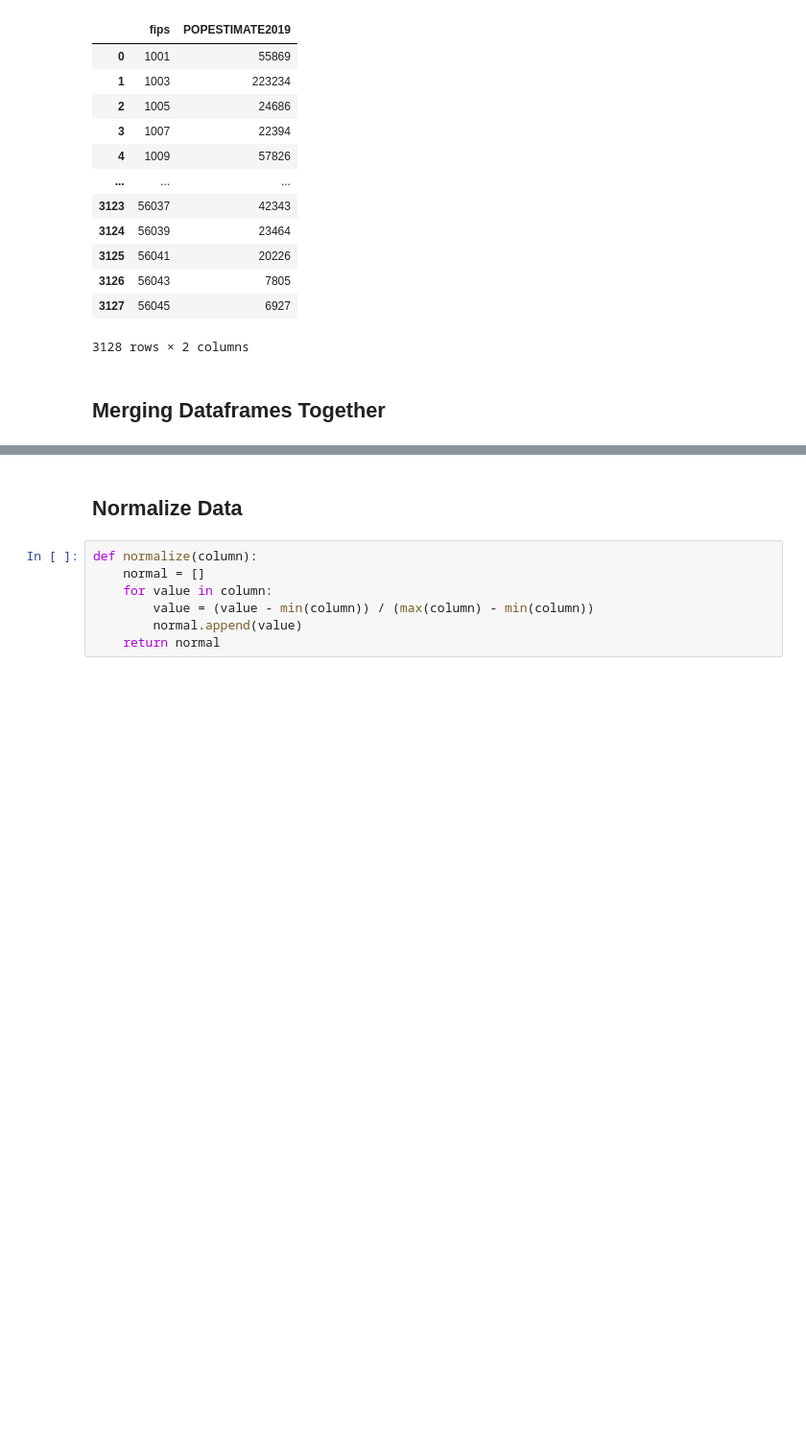
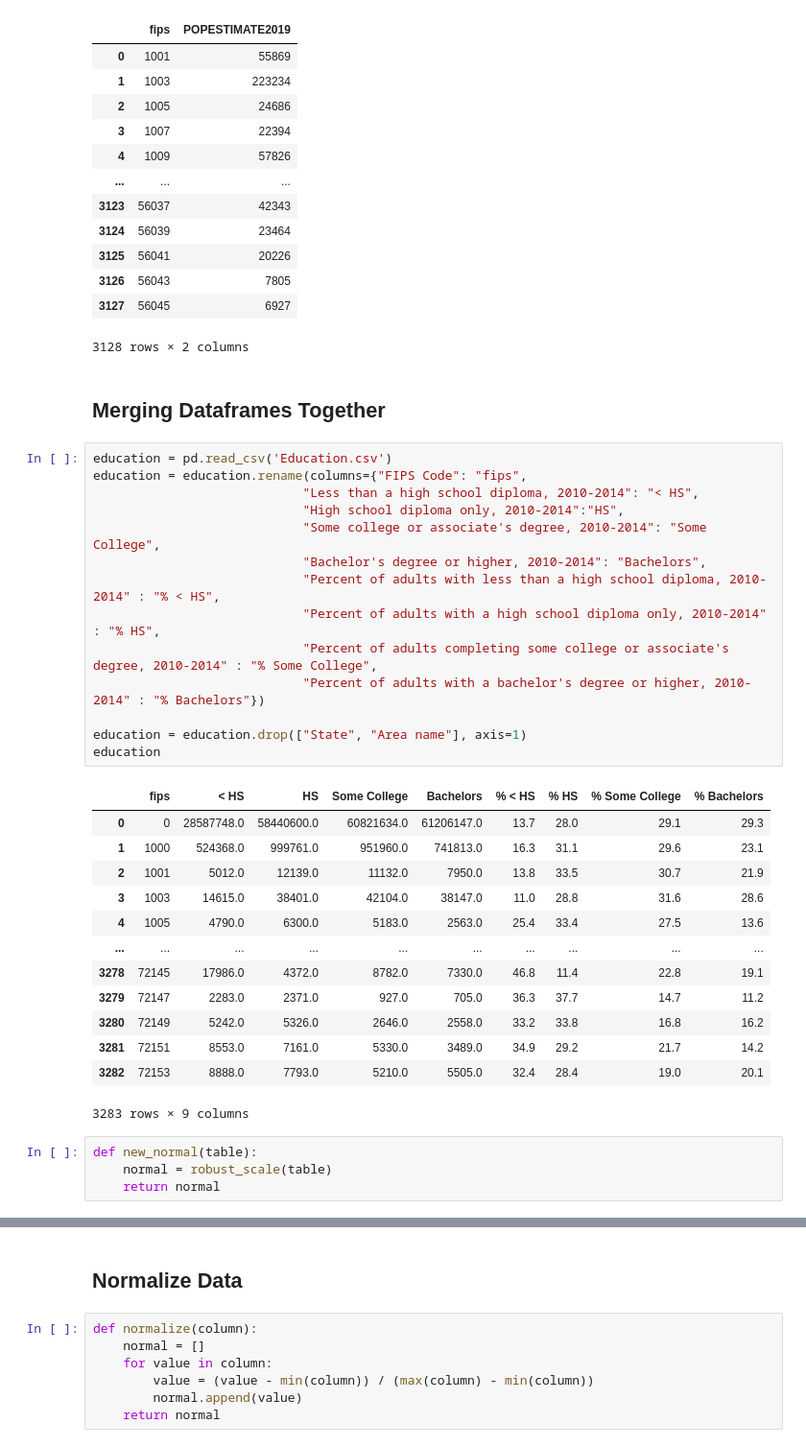
Before and after one commit to CS254-ML-FinalProject/Final-Project, a Jupyter notebook: Final Models.ipynb, the cells around one changed output, grey strips where cells are left out. Shown at 96% size. Drawn from its saved outputs; the diff is of its cells as text; blank space fills up the shorter version.

```diff
--- a/Final Models.ipynb
+++ b/Final Models.ipynb
@@ -90,6 +90,38 @@ county_pop
 3128 rows × 2 columns
 # %% [markdown]
 ## Merging Dataframes Together
+# %%
+education = pd.read_csv('Education.csv')
+education = education.rename(columns={"FIPS Code": "fips",
+                            "Less than a high school diploma, 2010-2014": "< HS",
+                            "High school diploma only, 2010-2014":"HS",
+                            "Some college or associate's degree, 2010-2014": "Some College",
+                            "Bachelor's degree or higher, 2010-2014": "Bachelors",
+                            "Percent of adults with less than a high school diploma, 2010-2014" : "% < HS",
+                            "Percent of adults with a high school diploma only, 2010-2014" : "% HS",
+                            "Percent of adults completing some college or associate's degree, 2010-2014" : "% Some College",
+                            "Percent of adults with a bachelor's degree or higher, 2010-2014" : "% Bachelors"})
+
+education = education.drop(["State", "Area name"], axis=1)
+education
+# %% [output]
+|  | fips | < HS | HS | Some College | Bachelors | % < HS | % HS | % Some College | % Bachelors |
+| 0 | 0 | 28587748.0 | 58440600.0 | 60821634.0 | 61206147.0 | 13.7 | 28.0 | 29.1 | 29.3 |
+| 1 | 1000 | 524368.0 | 999761.0 | 951960.0 | 741813.0 | 16.3 | 31.1 | 29.6 | 23.1 |
+| 2 | 1001 | 5012.0 | 12139.0 | 11132.0 | 7950.0 | 13.8 | 33.5 | 30.7 | 21.9 |
+| 3 | 1003 | 14615.0 | 38401.0 | 42104.0 | 38147.0 | 11.0 | 28.8 | 31.6 | 28.6 |
+| 4 | 1005 | 4790.0 | 6300.0 | 5183.0 | 2563.0 | 25.4 | 33.4 | 27.5 | 13.6 |
+| ... | ... | ... | ... | ... | ... | ... | ... | ... | ... |
+| 3278 | 72145 | 17986.0 | 4372.0 | 8782.0 | 7330.0 | 46.8 | 11.4 | 22.8 | 19.1 |
+| 3279 | 72147 | 2283.0 | 2371.0 | 927.0 | 705.0 | 36.3 | 37.7 | 14.7 | 11.2 |
+| 3280 | 72149 | 5242.0 | 5326.0 | 2646.0 | 2558.0 | 33.2 | 33.8 | 16.8 | 16.2 |
+| 3281 | 72151 | 8553.0 | 7161.0 | 5330.0 | 3489.0 | 34.9 | 29.2 | 21.7 | 14.2 |
+| 3282 | 72153 | 8888.0 | 7793.0 | 5210.0 | 5505.0 | 32.4 | 28.4 | 19.0 | 20.1 |
+3283 rows × 9 columns
+# %%
+def new_normal(table):
+    normal = robust_scale(table)
+    return normal
 # %%
 df = county_pop.merge(county_mask_use, how='left', on="fips")
 df = df.merge(county_area, how="left", on="fips")
```
Also changed, not shown: parts of 47 cells of this notebook.
